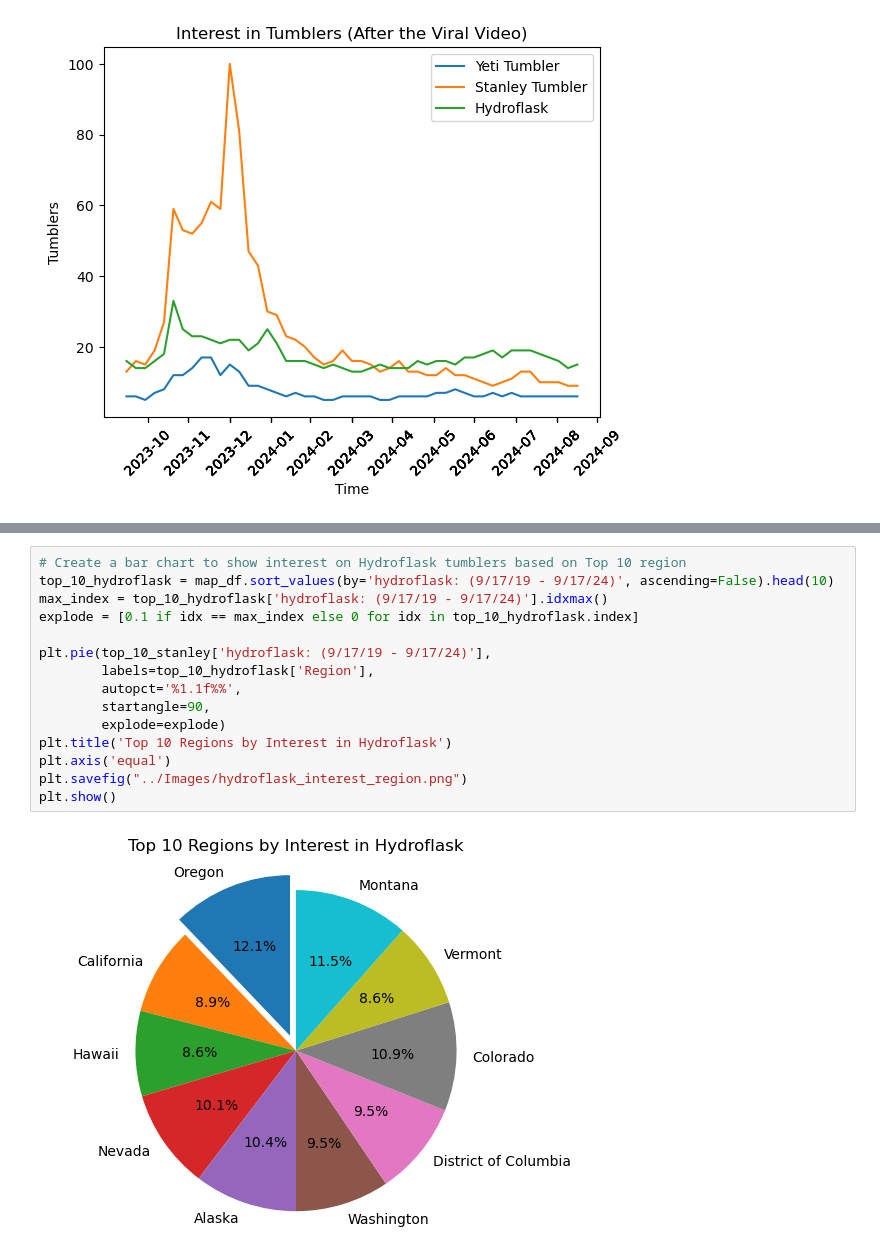
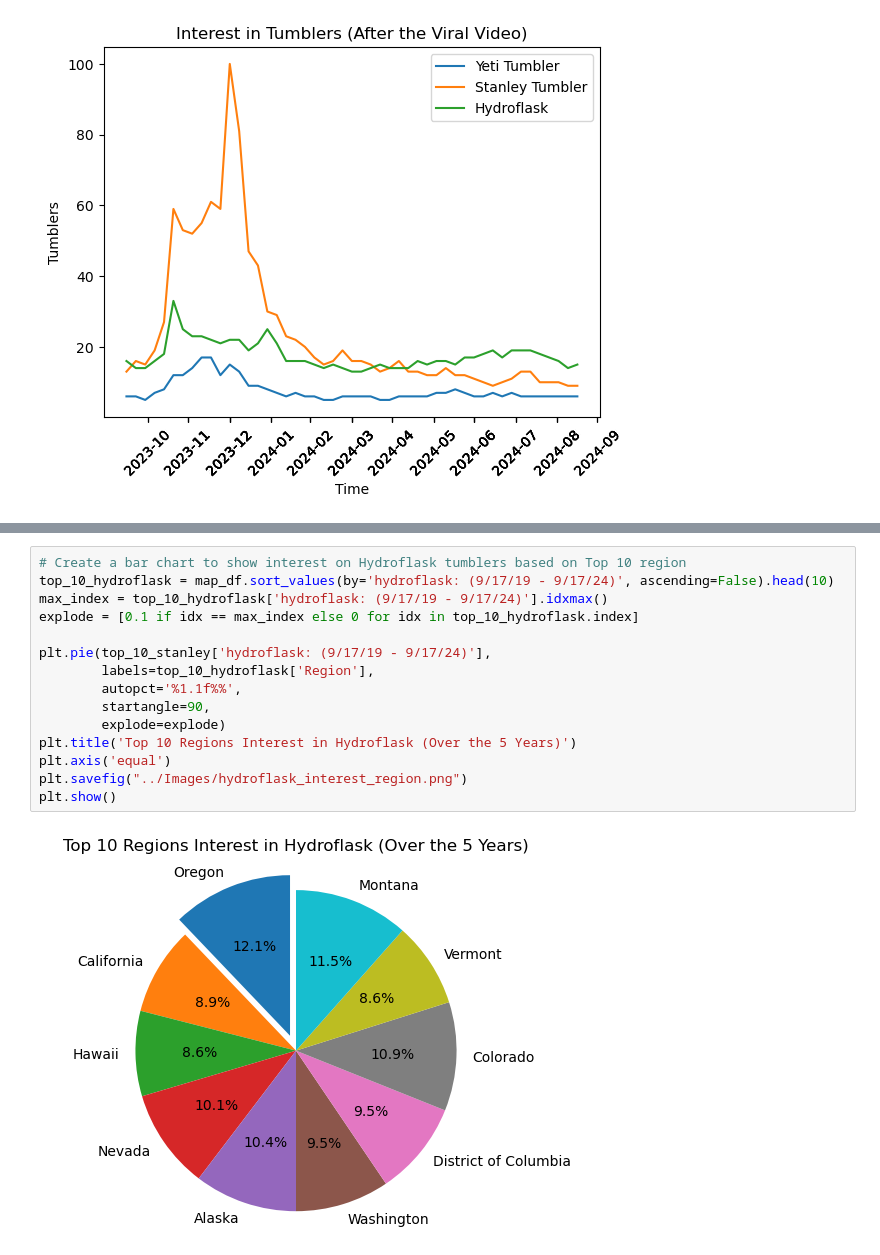
Before and after one commit to Crystal-Gonzales/Project-1, a Jupyter notebook: Tumbler/Fire-Proof Tumblers.ipynb, the cells around one changed output, grey strips where cells are left out. Drawn from its saved outputs; the diff is of its cells as text.

```diff
--- a/Tumbler/Fire-Proof Tumblers.ipynb
+++ b/Tumbler/Fire-Proof Tumblers.ipynb
@@ -195,17 +201,17 @@ plt.show()
 # %%
 # Create a bar chart to show interest on Hydroflask tumblers based on Top 10 region
 top_10_hydroflask = map_df.sort_values(by='hydroflask: (9/17/19 - 9/17/24)', ascending=False).head(10)
 max_index = top_10_hydroflask['hydroflask: (9/17/19 - 9/17/24)'].idxmax()
 explode = [0.1 if idx == max_index else 0 for idx in top_10_hydroflask.index]
 
 plt.pie(top_10_stanley['hydroflask: (9/17/19 - 9/17/24)'],
         labels=top_10_hydroflask['Region'],
         autopct='%1.1f%%',
         startangle=90,
         explode=explode)
-plt.title('Top 10 Regions by Interest in Hydroflask')
+plt.title('Top 10 Regions Interest in Hydroflask (Over the 5 Years)')
 plt.axis('equal')
 plt.savefig("../Images/hydroflask_interest_region.png")
 plt.show()
 # %% [output]
-[figure, old version]
+[figure, new version]
```
Also changed, not shown: parts of 14 cells of this notebook, 19 other files.
